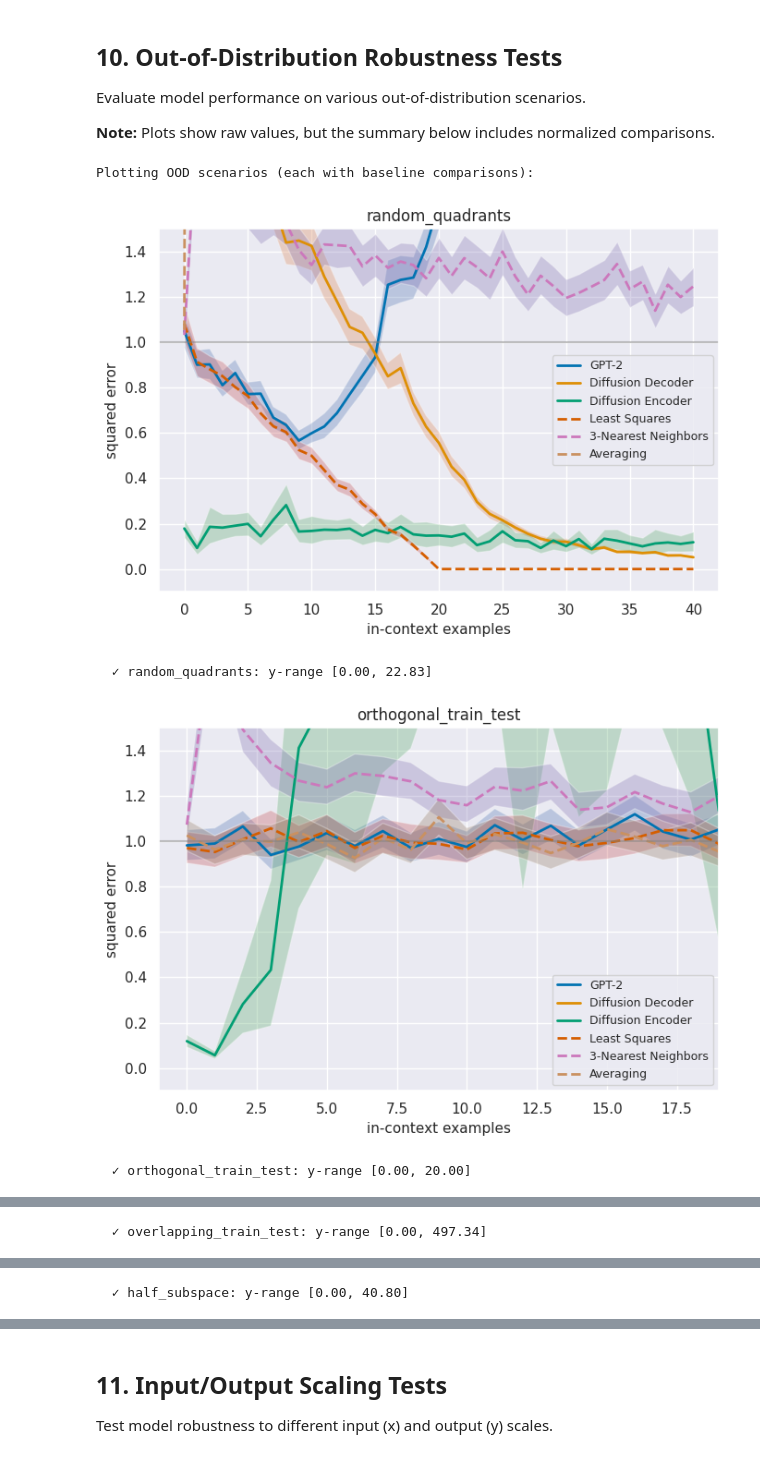
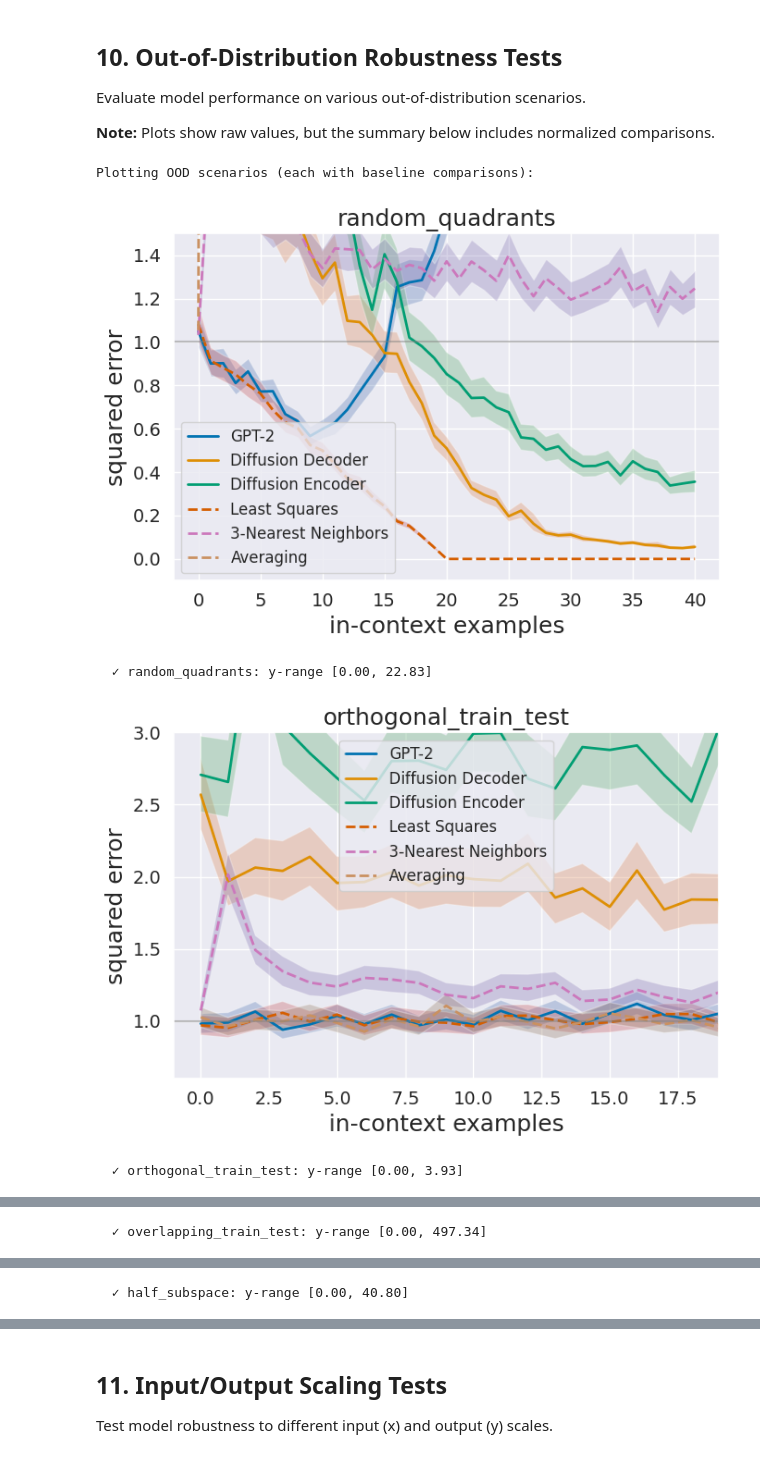
Before and after one commit to hingma/in-context-learning, a Jupyter notebook: eval_colab_all_diff.ipynb, the cells around one changed output, grey strips where cells are left out. Cells and saved outputs as stored; diff of their text form; code cells hidden in the pictures.

```diff
--- a/eval_colab_all_diff.ipynb
+++ b/eval_colab_all_diff.ipynb
@@ -510,7 +511,7 @@ else:
 
     for idx, baseline_key in enumerate(baseline_keys, 0):
         if baseline_key in standard_metrics:
-            if 'decoder' in baseline_key:
+            if 'diffusion' in baseline_key:
                 # means = standard_metrics[baseline_key]["mean"]
                 means = [m for m in standard_metrics[baseline_key]["mean"]]
                 label = baseline_labels_map.get(baseline_key, baseline_key)
@@ -539,9 +540,10 @@ else:
     trivial = 1.0
     ax.axhline(trivial, ls="--", color="gray")
     # Formatting
-    ax.set_xlabel("# in-context examples")
-    ax.set_ylabel("squared error")
-    ax.legend()
+    ax.set_xlabel("# in-context examples", fontsize=20)
+    ax.set_ylabel("squared error", fontsize=20)
+    ax.tick_params(axis='both', which='major', labelsize=16)
+    ax.legend(fontsize=14)
     ax.set_ylim(-.1, 1.2)
 
 
@@ -677,7 +679,21 @@ for scenario in ood_scenarios:
     # Plot baselines
     for idx, baseline_key in enumerate(baseline_keys, 0):
         if baseline_key in metric:
-            if 'decoder' in baseline_key:
+            # if 'encoder' in baseline_key and (scenario == 'skewed' ):
+            #     # means = metric[baseline_key]["mean"]
+            #     means = [m / normalization for m in metric[baseline_key]["mean"]]
+            #     label = baseline_labels_map.get(baseline_key, baseline_key)
+            #     if label in {'GPT-2', 'Diffusion Encoder' , 'Diffusion Decoder'} :
+            #         ax.plot(means, lw=2, label=label, color=colors[idx])
+            #     else:
+            #         ax.plot(means, lw=2, label=label, linestyle='--', color=colors[idx])
+            #     #
+            #     low = [m / normalization for m in metric[baseline_key]["bootstrap_low"]]
+            #     high = [m / normalization for m in metric[baseline_key]["bootstrap_high"]]
+            #     ax.fill_between(range(len(low)), low, high, alpha=0.3)
+            #     #
+            #     all_values.extend(means)
+            if 'diffusion' in baseline_key:
                 # means = metric[baseline_key]["mean"]
                 means = [m for m in metric[baseline_key]["mean"]]
                 label = baseline_labels_map.get(baseline_key, baseline_key)
@@ -713,7 +729,7 @@ for scenario in ood_scenarios:
     ax.axhline(trivial,  color="gray", alpha=0.5)
 
     # Set title
-    ax.set_title(scenario, fontsize=12)
+    ax.set_title(scenario, fontsize=18)
 
     # Set axis limits based on actual data
     if all_values:
@@ -728,37 +744,42 @@ for scenario in ood_scenarios:
     # X-axis: zoom in for orthogonal tests (most interesting in first n_dims examples)
     # if "ortho" in scenario:
     #     ax.set_xlim(-1, min(n_dims, len(means)) - 1)
     # else:
     #     ax.set_xlim(-1, len(means))
+    ax.set_ylim(-.1 * scale, 1.5 * scale)
     if "ortho" in scenario:
         ax.set_xlim(-1, n_dims - 1)
-    ax.set_ylim(-.1 * scale, 1.5 * scale)
+        ax.set_ylim(.6, 3)
+    if 'skewed' in scenario:
+        ax.set_ylim(-.1, 3.0)
+
 
     # Labels
-    ax.set_xlabel("in-context examples", fontsize=11)
-    ax.set_ylabel("squared error", fontsize=11)
-    ax.legend(loc="best", fontsize=9)
+    ax.set_xlabel("in-context examples", fontsize=18)
+    ax.set_ylabel("squared error", fontsize=18)
+    ax.tick_params(axis='both', which='major', labelsize=14)
+    ax.legend(loc="best", fontsize=12)
 
     plt.tight_layout()
 
     plt.savefig(os.path.join("eval_figure",f"{scenario}.pdf"))
     plt.show()
     print(f"  ✓ {scenario}: y-range [{y_min:.2f}, {y_max:.2f}]")
 
 print("\nNote: Axis limits are automatically adjusted based on actual data ranges.")
 
 # Add comprehensive OOD summary table with normalized values
 print(f"\n{'='*110}")
 print("OOD ROBUSTNESS SUMMARY (with Normalized Values)")
 print(f"{'='*110}")
 print(f"{'Scenario':<35} {'Raw Loss':<15} {'Normalized':<15} {'vs Standard':<20} {'Status':<15}")
 print(f"{'-'*110}")
 
 # Get standard loss for comparison
 standard_loss = all_metrics["standard"][model_name]["mean"][-1] if model_name in all_metrics.get("standard", {}) else None
 # %% [output]
 Plotting OOD scenarios (each with baseline comparisons):
-[figure, old version]
+[figure, new version]
   ✓ random_quadrants: y-range [0.00, 22.83]
-[figure, old version]
+[figure, new version]
-  ✓ orthogonal_train_test: y-range [0.00, 20.00]
+  ✓ orthogonal_train_test: y-range [0.00, 3.93]
```
Also changed, not shown: parts of 6 cells of this notebook.
